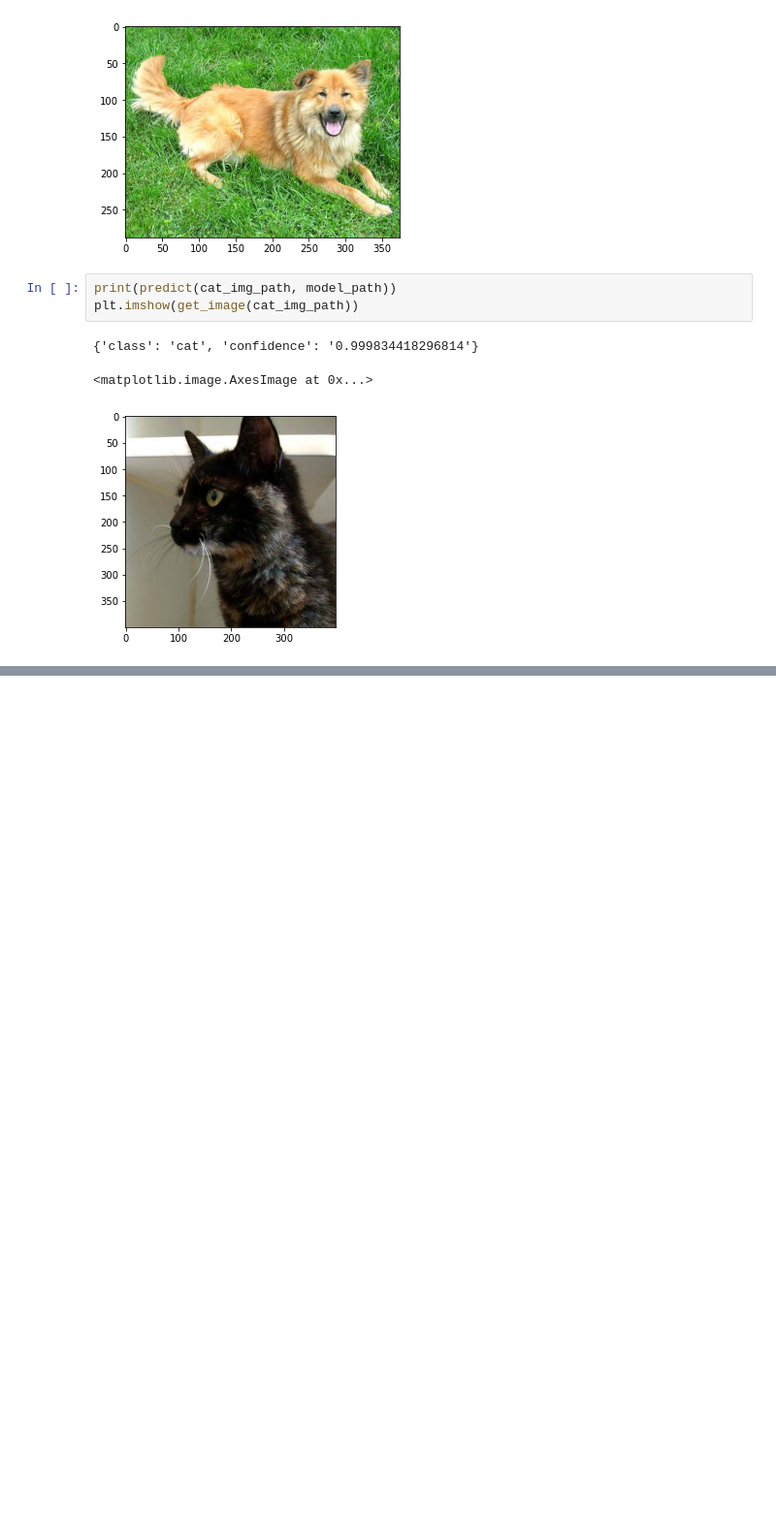
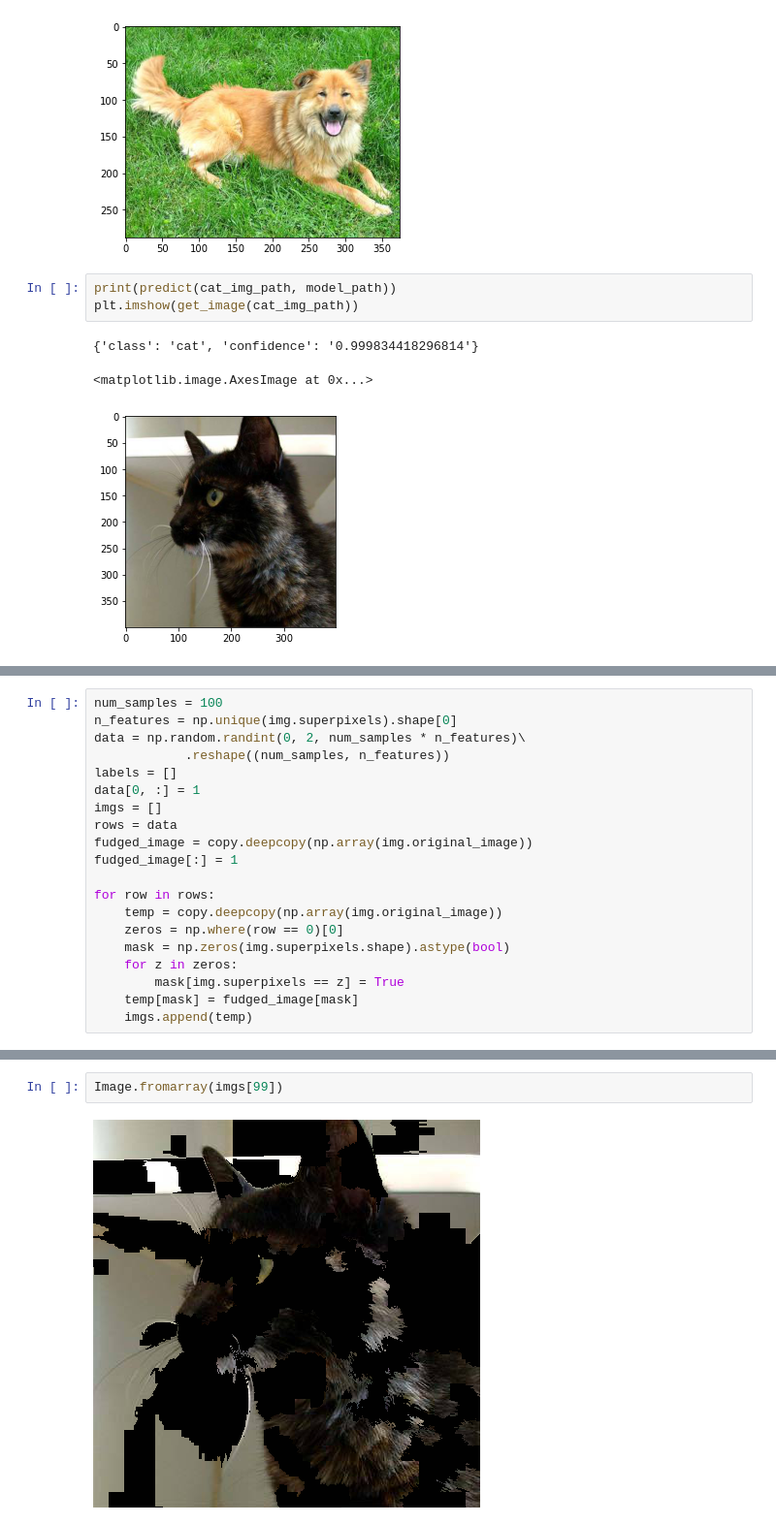
Before and after one commit to UberClifford/BOYS_LOVE_LIME, a Jupyter notebook: LIME example.ipynb, the cells around one changed output, grey strips where cells are left out. Shown: that part at 97% size. Drawn from its saved outputs; the diff is of its cells as text; blank space fills up the shorter version.

```diff
--- a/LIME example.ipynb
+++ b/LIME example.ipynb
@@ -93,0 +203,20 @@ plt.imshow(get_image(cat_img_path))
+# %%
+num_samples = 100
+n_features = np.unique(img.superpixels).shape[0]
+data = np.random.randint(0, 2, num_samples * n_features)\
+            .reshape((num_samples, n_features))
+labels = []
+data[0, :] = 1
+imgs = []
+rows = data
+fudged_image = copy.deepcopy(np.array(img.original_image))
+fudged_image[:] = 1
+
+for row in rows:
+    temp = copy.deepcopy(np.array(img.original_image))
+    zeros = np.where(row == 0)[0]
+    mask = np.zeros(img.superpixels.shape).astype(bool)
+    for z in zeros:
+        mask[img.superpixels == z] = True
+    temp[mask] = fudged_image[mask]
+    imgs.append(temp)
@@ -93,0 +247,4 @@ plt.imshow(get_image(cat_img_path))
+# %%
+Image.fromarray(imgs[99])
+# %% [output]
+[figure, added]
```
Also changed, not shown: parts of 21 cells of this notebook, 1 other file.
